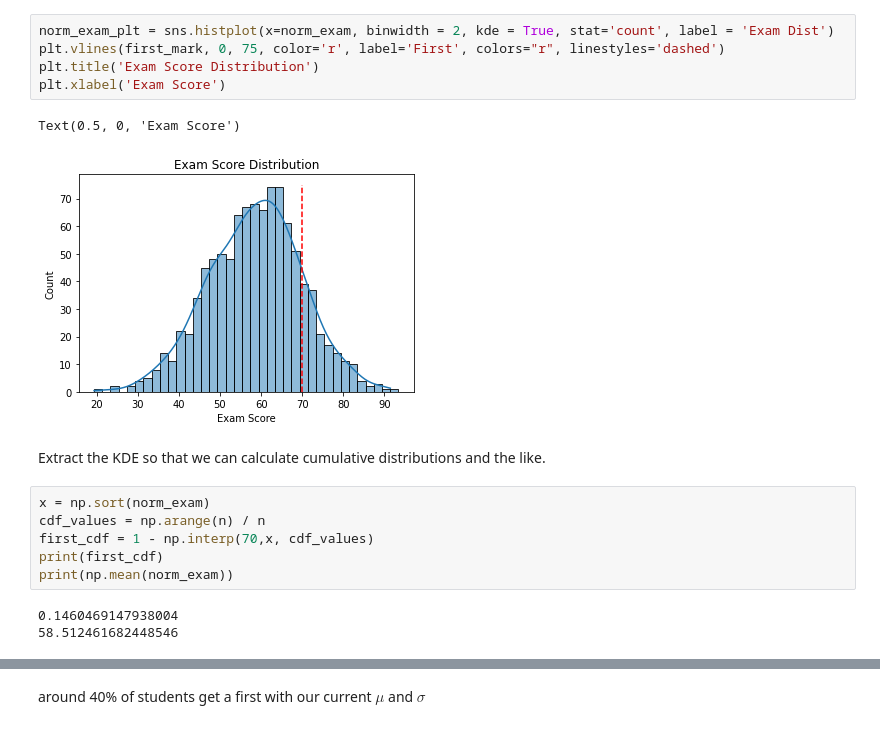
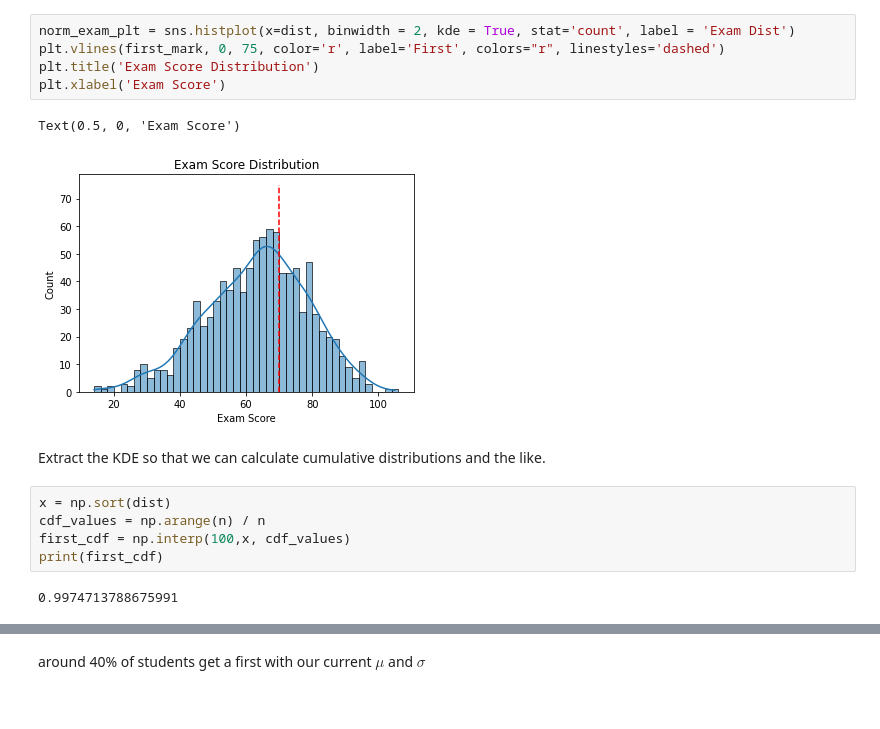
Before and after one commit to prakritj/exams_cheating, a Jupyter notebook: rough.ipynb, the cells around one changed output, grey strips where cells are left out. Saved outputs shown, nothing was run; the diff lists cells and outputs as text.

```diff
--- a/rough.ipynb
+++ b/rough.ipynb
@@ -85,22 +116,20 @@ print(np.mean(norm_exam))
 # %%
-norm_exam_plt = sns.histplot(x=norm_exam, binwidth = 2, kde = True, stat='count', label = 'Exam Dist')
+norm_exam_plt = sns.histplot(x=dist, binwidth = 2, kde = True, stat='count', label = 'Exam Dist')
 plt.vlines(first_mark, 0, 75, color='r', label='First', colors="r", linestyles='dashed')
 plt.title('Exam Score Distribution')
 plt.xlabel('Exam Score')
 # %% [output]
 Text(0.5, 0, 'Exam Score')
-[figure, old version]
+[figure, new version]
 # %% [markdown]
 Extract the KDE so that we can calculate cumulative distributions and the like.
 # %%
-x = np.sort(norm_exam)
+x = np.sort(dist)
 cdf_values = np.arange(n) / n
-first_cdf = 1 - np.interp(70,x, cdf_values)
+first_cdf = np.interp(100,x, cdf_values)
 print(first_cdf)
-print(np.mean(norm_exam))
 # %% [output]
-0.1460469147938004
-58.512461682448546
+0.9974713788675991
 # %%
 sns.ecdfplot(data=norm_exam)
 # plt.vlines(first_mark, 0, 1, color='r', label='First', colors="r", linestyles='dashed')
```
Also changed, not shown: parts of 20 cells of this notebook, 7 other files.
